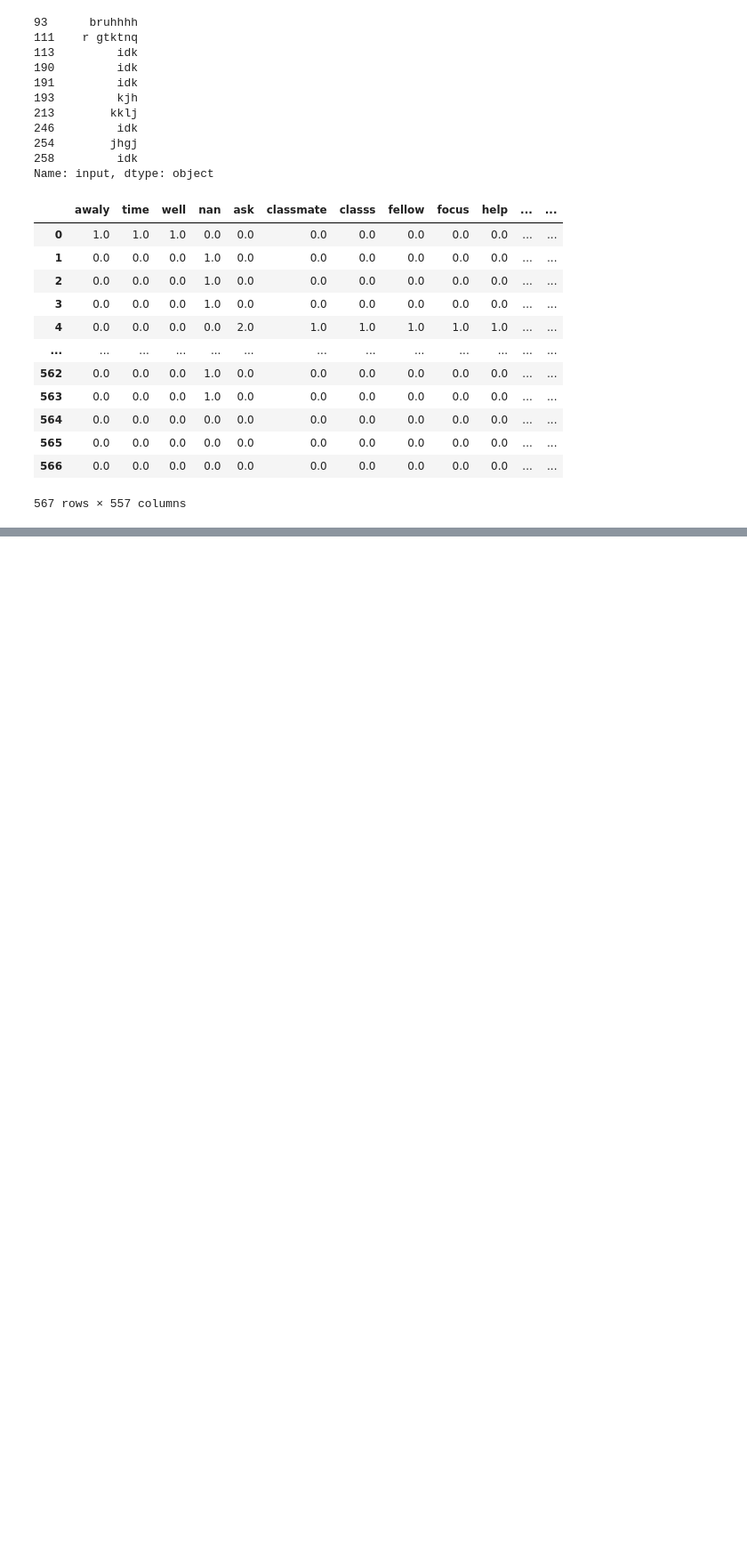
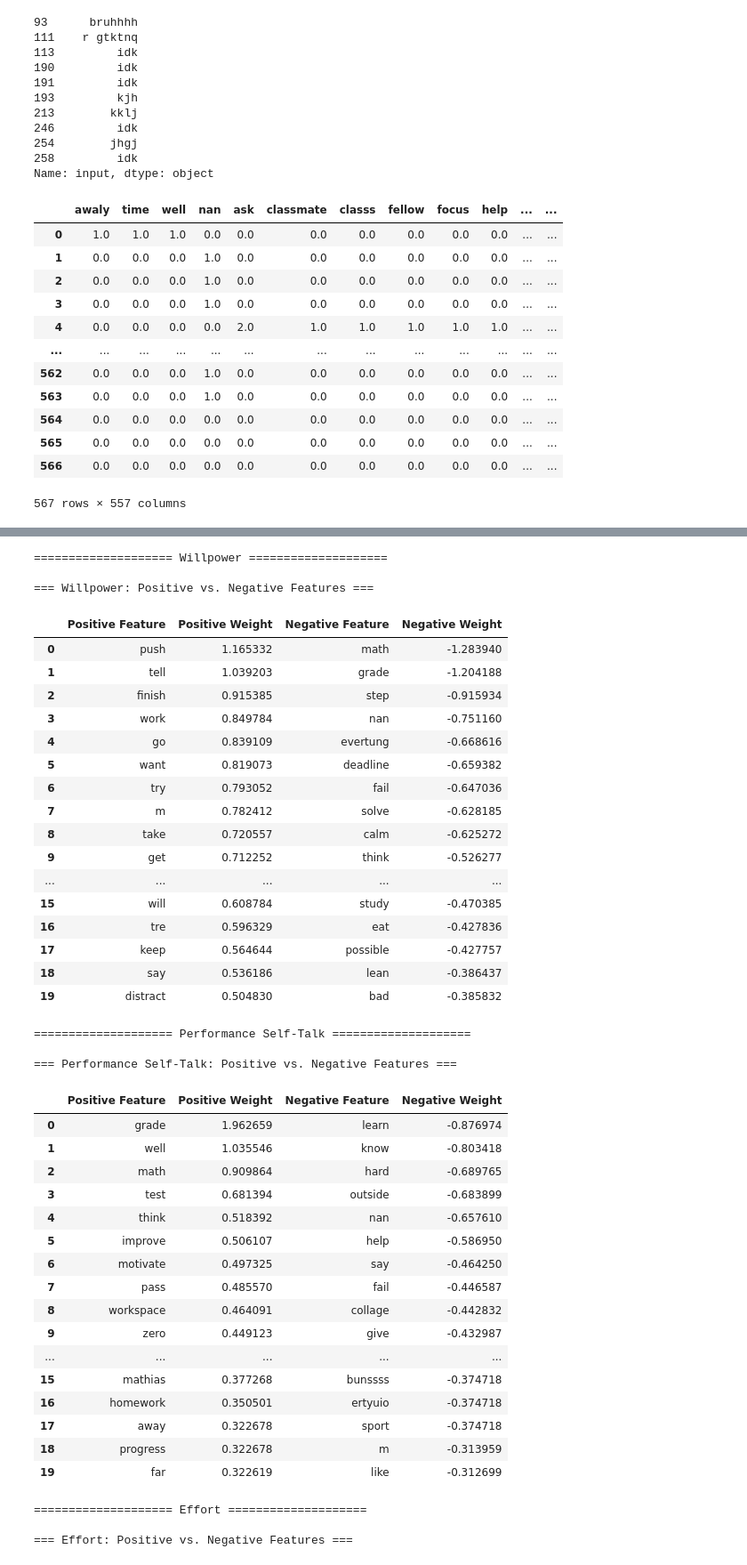
Before and after one commit to YBao7/NLP_Project, a Jupyter notebook: Semantic Similarity Assignment Code.ipynb, the cells around one changed output, grey strips where cells are left out. Shown at 89% size. Cells and saved outputs as stored; diff of their text form; code cells hidden in the pictures; blank space fills up the shorter version.

```diff
--- a/Semantic Similarity Assignment Code.ipynb
+++ b/Semantic Similarity Assignment Code.ipynb
@@ -602,5 +537,72 @@ def get_positive_negative_features(clf_red, X_red):
 # %%
-pos, neg = get_positive_negative_features(
-    reduced_results['Willpower']['clf_reduced'],
-    reduced_results['Willpower']['X_red']
-)
+def get_positive_negative_features(clf_red, X_red):
+    coef = clf_red.coef_[0]
+    coef_series = pd.Series(coef, index=X_red.columns)
+
+    pos = coef_series[coef_series > 0].sort_values(ascending=False)
+    neg = coef_series[coef_series < 0].sort_values()
+
+    return pos, neg
+
+side_by_side_tables = {}
+
+for code in codes:
+    print(f"\n\n==================== {code} ====================")
+
+    clf_red = reduced_results[code]['clf_reduced']
+    X_red = reduced_results[code]['X_red']
+
+    # get pos/neg
+    pos, neg = get_positive_negative_features(clf_red, X_red)
+
+    # store the word lists for later spaCy similarity
+    reduced_results[code]['pos_features'] = list(pos.index)
+    reduced_results[code]['neg_features'] = list(neg.index)
+
+    # produce and display table (if you still want it)
+    table = make_side_by_side_table(pos, neg, code)
+    side_by_side_tables[code] = table
+# %% [output]
+==================== Willpower ====================
+
+=== Willpower: Positive vs. Negative Features ===
+|  | Positive Feature | Positive Weight | Negative Feature | Negative Weight |
+| 0 | push | 1.165332 | math | -1.283940 |
+| 1 | tell | 1.039203 | grade | -1.204188 |
+| 2 | finish | 0.915385 | step | -0.915934 |
+| 3 | work | 0.849784 | nan | -0.751160 |
+| 4 | go | 0.839109 | evertung | -0.668616 |
+| 5 | want | 0.819073 | deadline | -0.659382 |
+| 6 | try | 0.793052 | fail | -0.647036 |
+| 7 | m | 0.782412 | solve | -0.628185 |
+| 8 | take | 0.720557 | calm | -0.625272 |
+| 9 | get | 0.712252 | think | -0.526277 |
+| ... | ... | ... | ... | ... |
+| 15 | will | 0.608784 | study | -0.470385 |
+| 16 | tre | 0.596329 | eat | -0.427836 |
+| 17 | keep | 0.564644 | possible | -0.427757 |
+| 18 | say | 0.536186 | lean | -0.386437 |
+| 19 | distract | 0.504830 | bad | -0.385832 |
+==================== Performance Self-Talk ====================
+
+=== Performance Self-Talk: Positive vs. Negative Features ===
+|  | Positive Feature | Positive Weight | Negative Feature | Negative Weight |
+| 0 | grade | 1.962659 | learn | -0.876974 |
+| 1 | well | 1.035546 | know | -0.803418 |
+| 2 | math | 0.909864 | hard | -0.689765 |
+| 3 | test | 0.681394 | outside | -0.683899 |
+| 4 | think | 0.518392 | nan | -0.657610 |
+| 5 | improve | 0.506107 | help | -0.586950 |
+| 6 | motivate | 0.497325 | say | -0.464250 |
+| 7 | pass | 0.485570 | fail | -0.446587 |
+| 8 | workspace | 0.464091 | collage | -0.442832 |
+| 9 | zero | 0.449123 | give | -0.432987 |
+| ... | ... | ... | ... | ... |
+| 15 | mathias | 0.377268 | bunssss | -0.374718 |
+| 16 | homework | 0.350501 | ertyuio | -0.374718 |
+| 17 | away | 0.322678 | sport | -0.374718 |
+| 18 | progress | 0.322678 | m | -0.313959 |
+| 19 | far | 0.322619 | like | -0.312699 |
+==================== Effort ====================
+
+=== Effort: Positive vs. Negative Features ===
```
Also changed, not shown: parts of 13 cells of this notebook.
